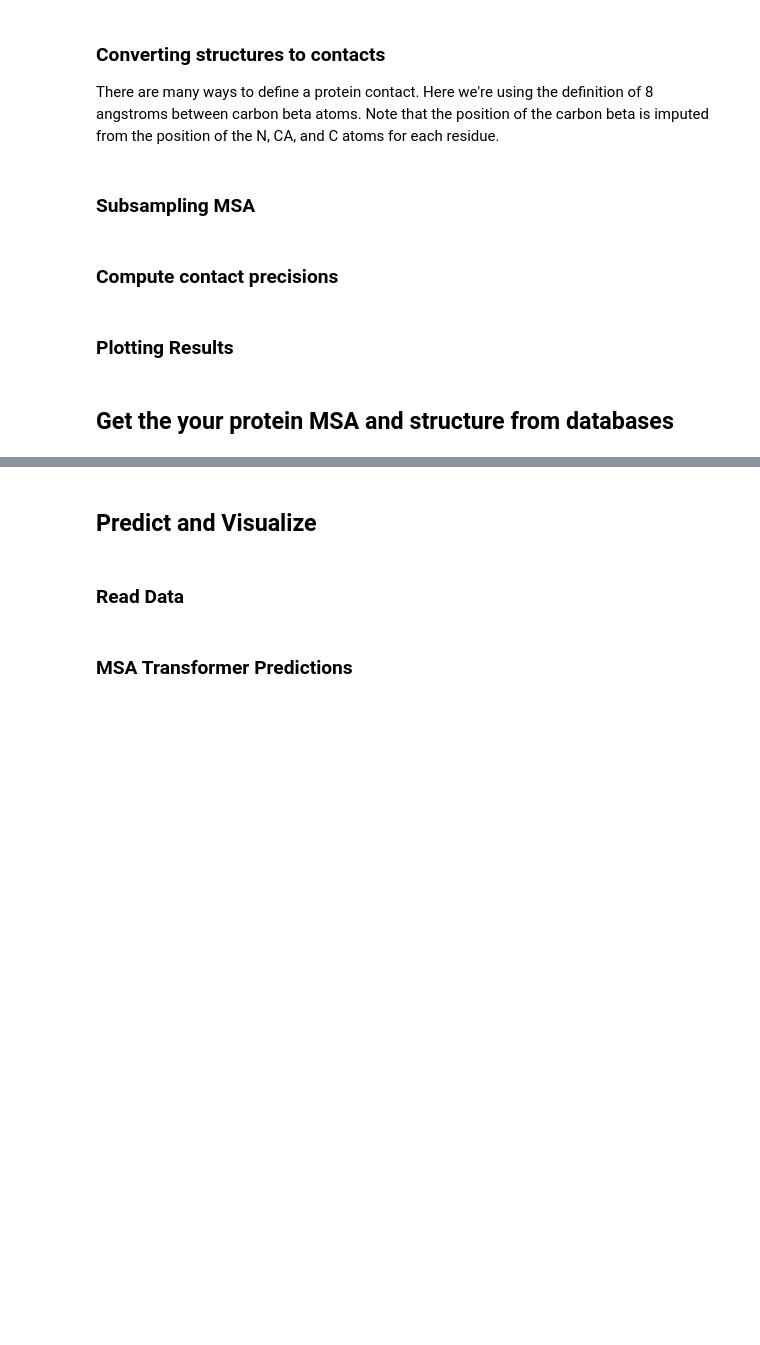
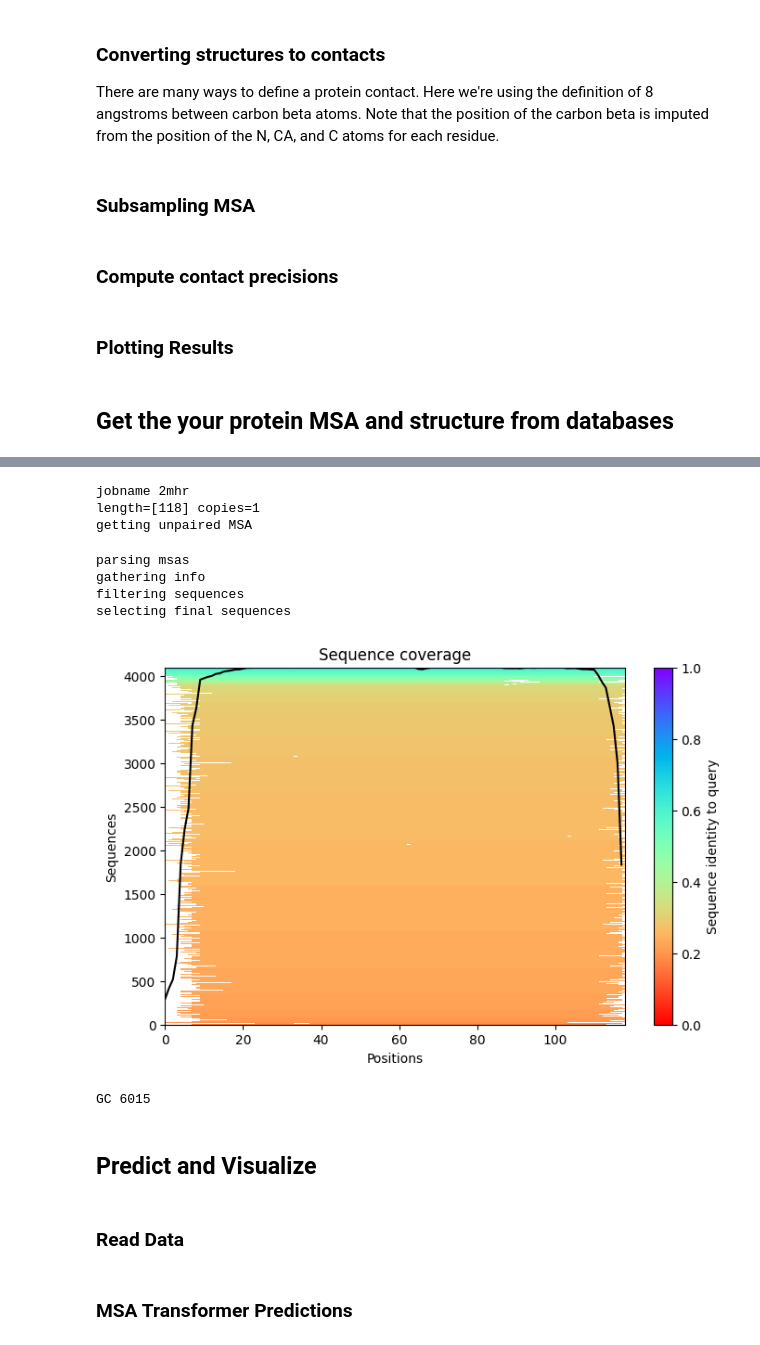
Before and after one commit to pb3lab/ibm3202, a Jupyter notebook: tutorials/2023/lab14_MSAtransformer.ipynb, the cells around one changed output, grey strips where cells are left out. Drawn from its saved outputs; the diff is of its cells as text; code cells hidden in the pictures; blank space fills up the shorter version.

```diff
--- a/tutorials/2023/lab14_MSAtransformer.ipynb
+++ b/tutorials/2023/lab14_MSAtransformer.ipynb
@@ -557,6 +571,6 @@ Now let's print the PDB sequence to use it as input in the colabfold database se
 # %%
 #@title Colabfold input
-sequence = "" #@param {type:"string"}
+sequence = "GWEIPEPYVWDESFRVFYEQLDEEHKKIFKGIFDCIRDNSAPNLATLVKVTTNHFTHEEAMMDAAKYSEVVPHKKMHKDFLEKIGGLSAPVDAKNVDYCKEWLVNHIKGTDFKYKGKL" #@param {type:"string"}
 jobname = "2mhr" #@param {type:"string"}
 
 copies = 1
@@ -610,33 +624,43 @@ print(f"length={u_lengths} copies={copies}")
 input_opts = {"sequence":u_sequences,
               "copies":copies,
               "msa_method":msa_method,
               "pair_mode":pair_mode,
               "do_not_filter":do_not_filter,
               "cov":cov,
               "id":id,
               "template_mode":template_mode,
               "propagate_to_copies":propagate_to_copies}
 
 ##################
 # GET MSA
 ##################
 #os.makedirs(jobname, exist_ok=True)
 
 Ls = [len(x) for x in u_sequences]
 if msa_method == "mmseqs2":
   msa, deletion_matrix = predict.get_msa(u_sequences, jobname,
     mode=pair_mode,
     cov=cov, id=id, qid=qid, max_msa=4096,
     do_not_filter=do_not_filter,
     mmseqs2_fn=lambda *x: run_mmseqs2(*x, user_agent="colabdesign/gamma"),
     hhfilter_fn=run_hhfilter)
 !mv {jobname}/msa.a3m {jobname}.a3m
 !rm -r {jobname}/
 if len(msa) > 1:
   predict.plot_msa(msa, Ls)
   plt.savefig(f"{jobname}_msa.png", dpi=200, bbox_inches='tight')
   plt.show()
 print("GC",gc.collect())
+# %% [output]
+jobname 2mhr
+length=[118] copies=1
+getting unpaired MSA
+parsing msas
+gathering info
+filtering sequences
+selecting final sequences
+[figure, added]
+GC 6015
 # %% [markdown]
 ## Predict and Visualize
 # %% [markdown]
```
Also changed, not shown: parts of 28 cells of this notebook.
